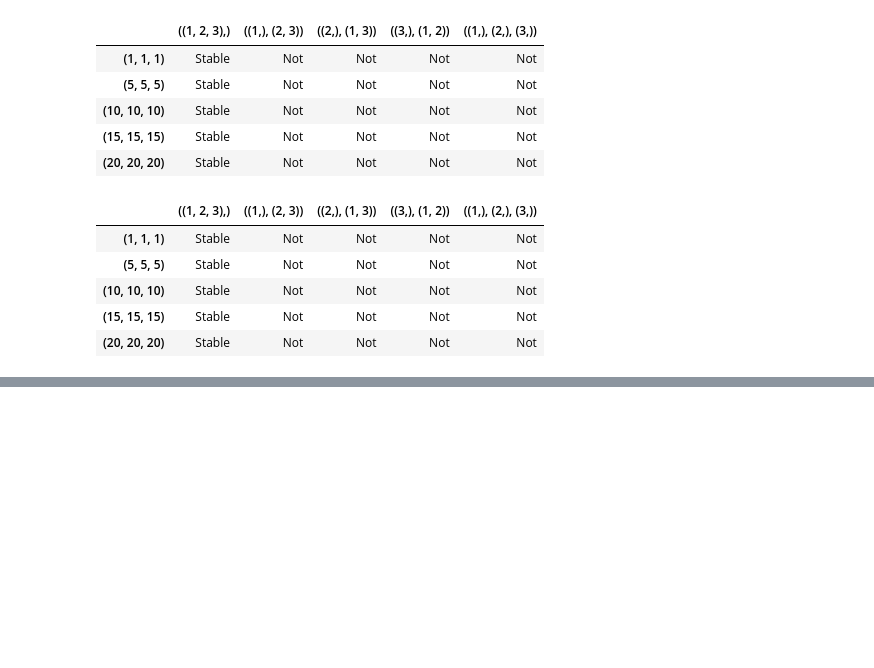
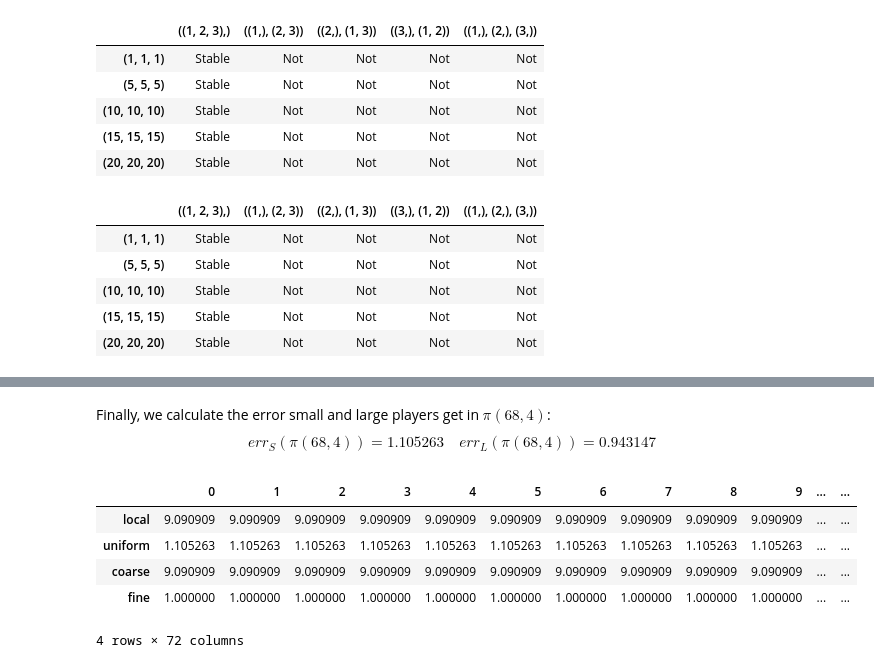
Before and after one commit to kpdonahue/model_sharing_games, a Jupyter notebook: 03_calculate_stability.ipynb, the cells around one changed output, grey strips where cells are left out. Saved outputs shown, nothing was run; the diff lists cells and outputs as text; code cells hidden in the pictures; blank space fills up the shorter version.

```diff
--- a/03_calculate_stability.ipynb
+++ b/03_calculate_stability.ipynb
@@ -434,0 +476,12 @@ calc_stability(fed_strat = 'fine', stability = 'core', n_tuples_list = n_tuples_
+# %% [markdown]
+Finally, we calculate the error small and large players get in $\pi(68, 4)$:
+$$err_S(\pi(68, 4)) = 1.105263 \quad err_L(\pi(68, 4)) = 0.943147$$
+# %%
+calculate_means(var = 1, mue = 100, n_list = [ns] * 68 + [nl] * 4, w_list = [1] * 72, v_mat = [[0] * 72]*72)
+# %% [output]
+|  | 0 | 1 | 2 | 3 | 4 | 5 | 6 | 7 | 8 | 9 | ... | ... |
+| local | 9.090909 | 9.090909 | 9.090909 | 9.090909 | 9.090909 | 9.090909 | 9.090909 | 9.090909 | 9.090909 | 9.090909 | ... | ... |
+| uniform | 1.105263 | 1.105263 | 1.105263 | 1.105263 | 1.105263 | 1.105263 | 1.105263 | 1.105263 | 1.105263 | 1.105263 | ... | ... |
+| coarse | 9.090909 | 9.090909 | 9.090909 | 9.090909 | 9.090909 | 9.090909 | 9.090909 | 9.090909 | 9.090909 | 9.090909 | ... | ... |
+| fine | 1.000000 | 1.000000 | 1.000000 | 1.000000 | 1.000000 | 1.000000 | 1.000000 | 1.000000 | 1.000000 | 1.000000 | ... | ... |
+4 rows × 72 columns
```
Also changed, not shown: parts of 8 cells of this notebook.
